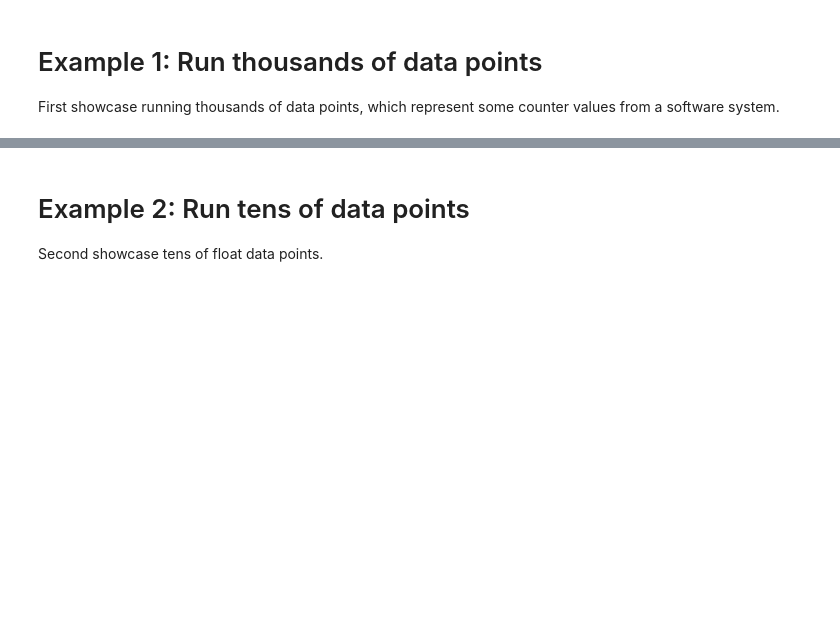
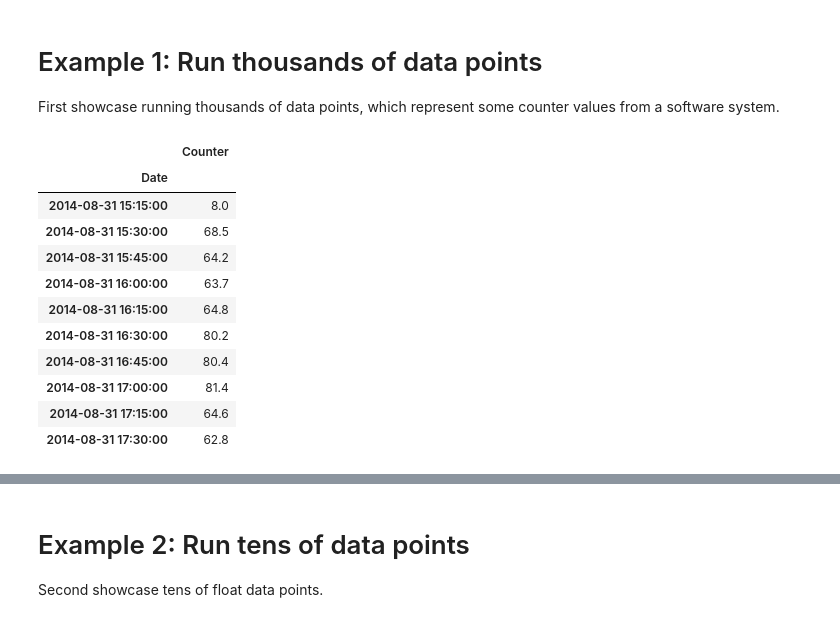
Before and after one commit to jsy1218/TSA, a Jupyter notebook: data_compression_algorithms.ipynb, the cells around one changed output, grey strips where cells are left out. Cells and saved outputs as stored; diff of their text form; code cells hidden in the pictures; blank space fills up the shorter version.

```diff
--- a/data_compression_algorithms.ipynb
+++ b/data_compression_algorithms.ipynb
@@ -25,11 +25,26 @@ hybrid_compressor = UnorderedTimeSeriesCompressor(data_size, Algorithm.BoxCar.Hy
 # %%
 df = pd.read_csv('data/sample1.csv', parse_dates=True, index_col=0)
 df['Counter'] = df['Counter'].astype(float)
 shuffled_df = df.sample(frac=1)
 
 data = {}
 
-for index, row in shuffled_df.iterrows():
+for index, row in df.iterrows():
     data[index] = row['Counter']
+
+df.head(10)
+# %% [output]
+|  | Counter |
+| Date |  |
+| 2014-08-31 15:15:00 | 8.0 |
+| 2014-08-31 15:30:00 | 68.5 |
+| 2014-08-31 15:45:00 | 64.2 |
+| 2014-08-31 16:00:00 | 63.7 |
+| 2014-08-31 16:15:00 | 64.8 |
+| 2014-08-31 16:30:00 | 80.2 |
+| 2014-08-31 16:45:00 | 80.4 |
+| 2014-08-31 17:00:00 | 81.4 |
+| 2014-08-31 17:15:00 | 64.6 |
+| 2014-08-31 17:30:00 | 62.8 |
 # %%
 t0 = tm.time()
```
Also changed, not shown: parts of 7 cells of this notebook, 2 other files.
